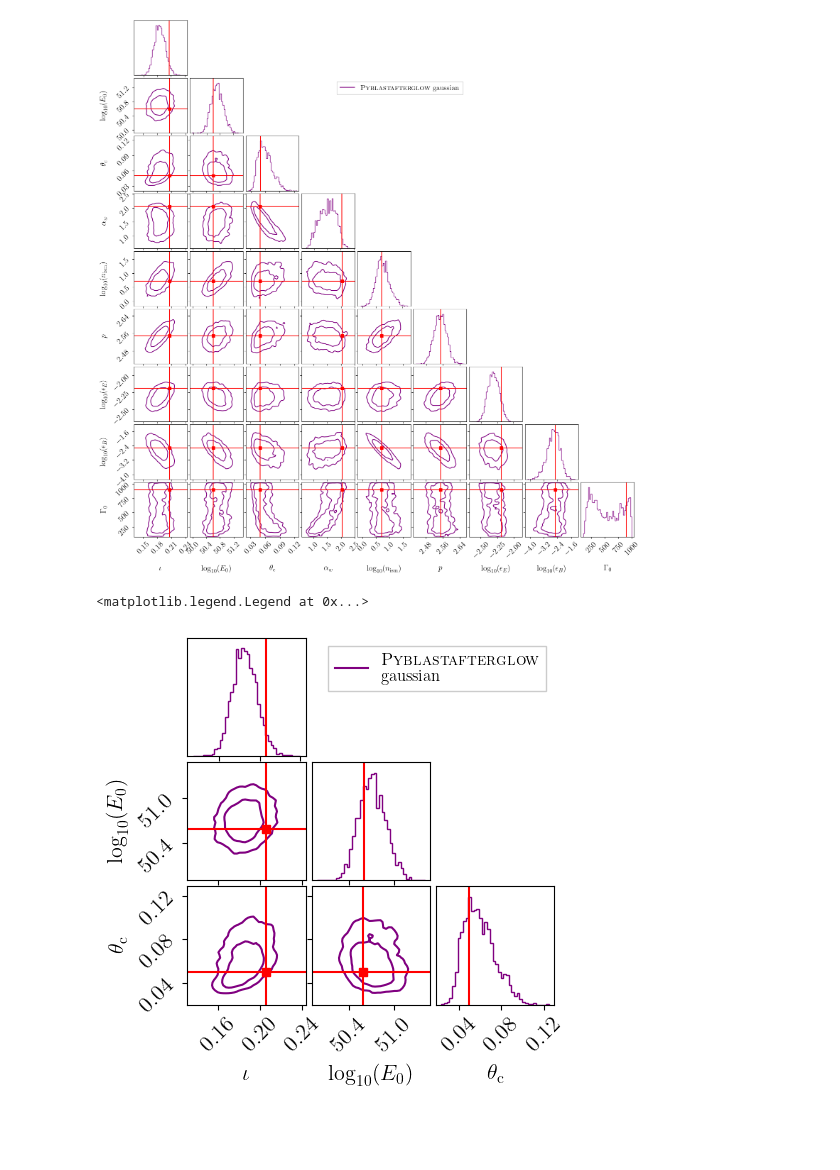
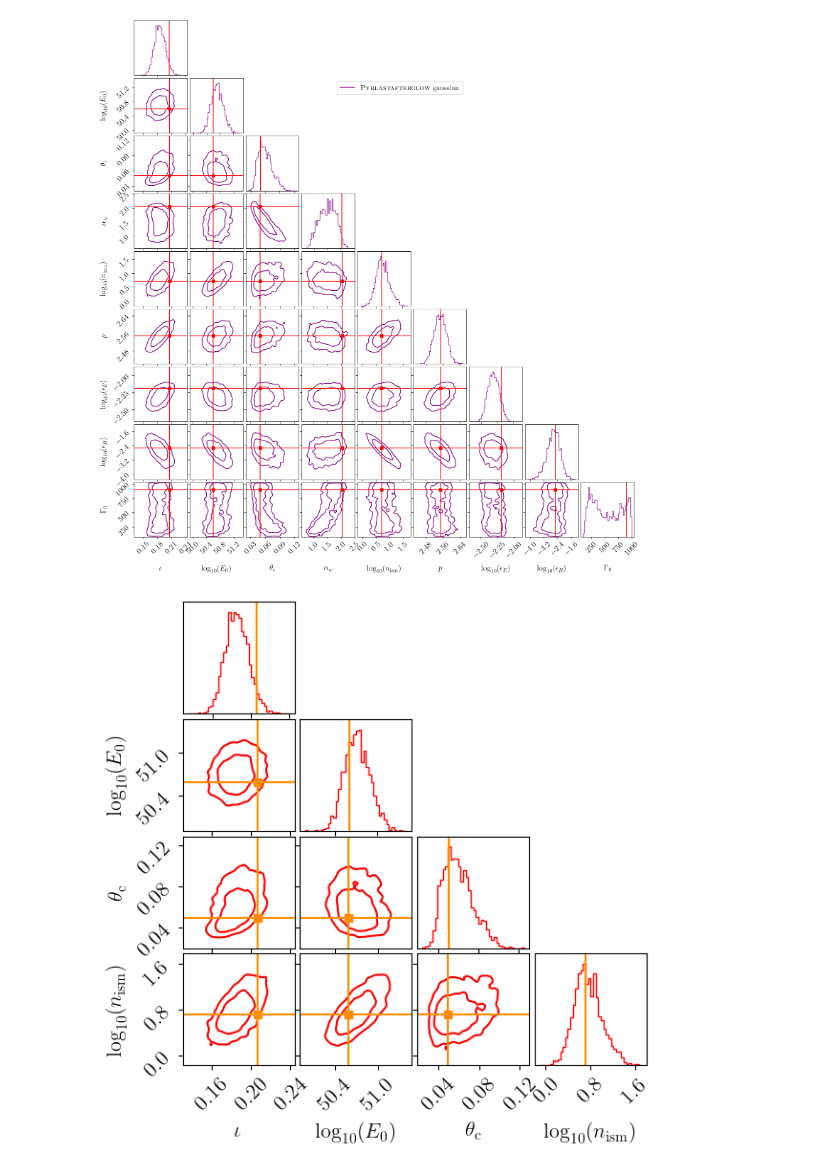
Before and after one commit to nuclear-multimessenger-astronomy/paper_fiesta, a Jupyter notebook: src/paper_fiesta/injections/GRB/pbag_gaussian/compare_posteriors.ipynb, the cells around one changed output. Saved outputs shown, nothing was run; the diff lists cells and outputs as text; code cells hidden in the pictures; blank space fills up the shorter version.

Commit message:
nicer figures

```diff
--- a/src/paper_fiesta/injections/GRB/pbag_gaussian/compare_posteriors.ipynb
+++ b/src/paper_fiesta/injections/GRB/pbag_gaussian/compare_posteriors.ipynb
@@ -78,14 +78,15 @@ plt.show()
 # %%
 from fiesta.plot import corner_plot
 # %%
-fig, ax = corner_plot(posterior_fiesta["chains"].reshape(-1, 10)[:, :3], parameter_names=var_names[:3], truths=truths[:3], color="purple")
+fig, ax = corner_plot(posterior_fiesta["chains"].reshape(-1, 10)[:, [0,1,2,4]], parameter_names=[var_names[j] for j in [0,1,2,4]], truths=[truths[j] for j in [0,1,2,4]], color="red")
 
 handles = []
 for c in ["purple"]:
     handle = plt.plot([],[], color=c)[0]
     handles.append(handle)
 
-ax[0, -1].legend(handles=handles, labels=["\\textsc{Pyblastafterglow}\ngaussian"], fontsize=12, fancybox=False, framealpha=1)
+
+fig.subplots_adjust(bottom=0.15, left=0.15)
+fig.savefig("./figures/injection_pbag_gaussian.pdf", dpi=250)
 # %% [output]
-<matplotlib.legend.Legend at 0x...>
-[figure, old version]
+[figure, new version]
```
Also changed, not shown: 8 other files.
